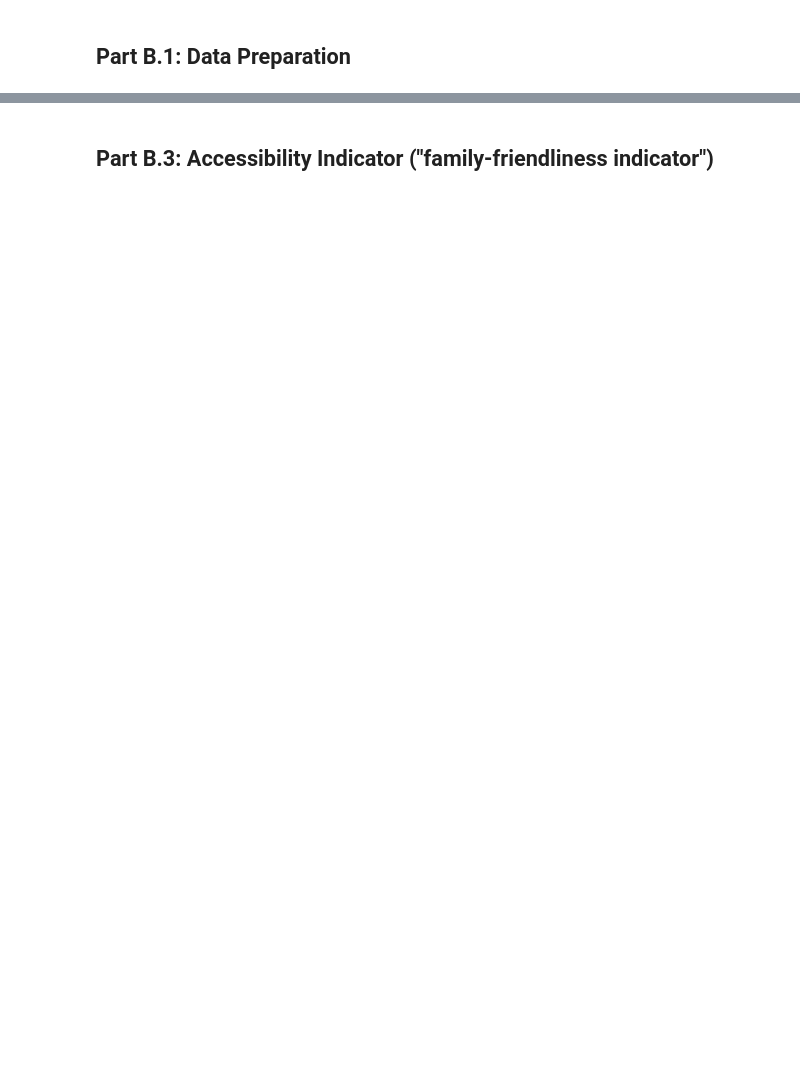
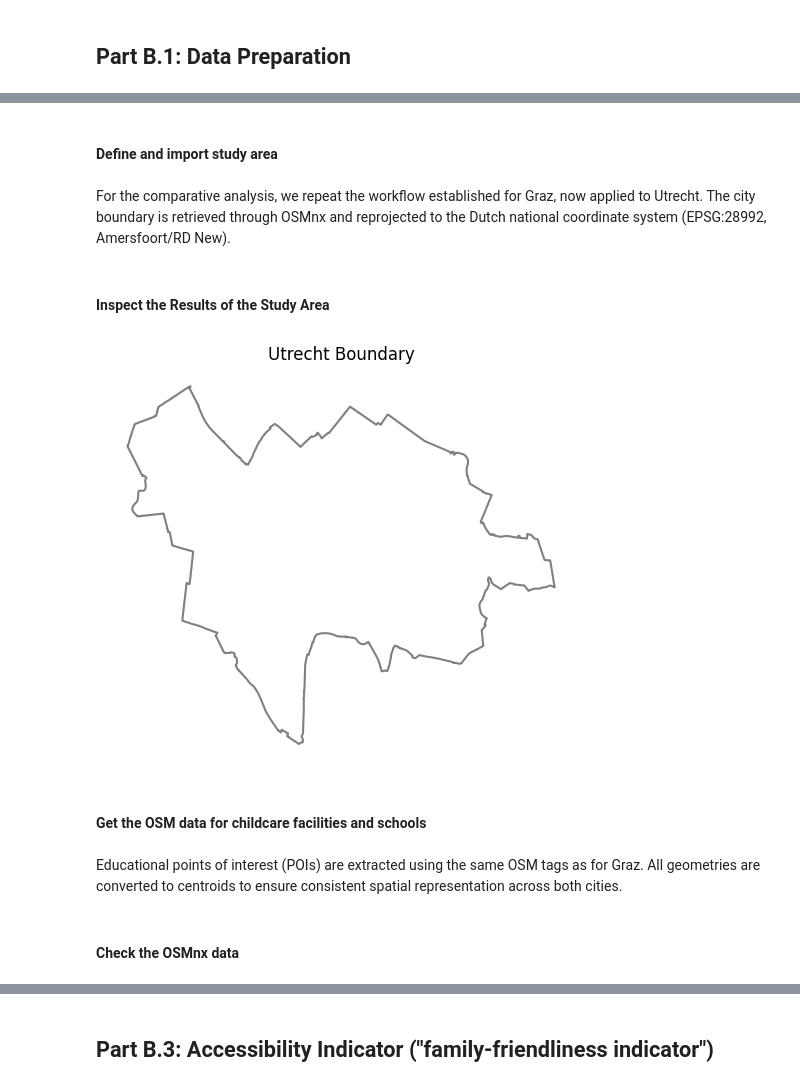
Before and after one commit to miriam-ee/GIS_FinalProject_Group2, a Jupyter notebook: group2_final.ipynb, the cells around one changed output, grey strips where cells are left out. Drawn from its saved outputs; the diff is of its cells as text; code cells hidden in the pictures; blank space fills up the shorter version.

```diff
--- a/group2_final.ipynb
+++ b/group2_final.ipynb
@@ -686,0 +758,30 @@ generally, always put "uppsala" behind every df/gdf to not overwrite existing gr
+# %% [markdown]
+#### Define and import study area
+# %% [markdown]
+For the comparative analysis, we repeat the workflow established for Graz, now applied to Utrecht. The city boundary is retrieved through OSMnx and reprojected to the Dutch national coordinate system (EPSG:28992, Amersfoort/RD New).
+# %%
+# define the study area place name for Utrecht
+place_name_utrecht = "Utrecht, The Netherlands"
+
+# get the boundary polygon of Utrecht
+gdf_utrecht = ox.geocode_to_gdf(place_name_utrecht)
+# %%
+# change the CRS to a Dutch metric CRS
+target_crs_utrecht = 28992
+gdf_utrecht = gdf_utrecht.to_crs(epsg=target_crs_utrecht)
+# %% [markdown]
+#### Inspect the Results of the Study Area
+# %%
+# Quick plot of Utrecht boundary
+fig, ax = plt.subplots(figsize=(5, 5))
+gdf_utrecht.boundary.plot(ax=ax, color='grey', linewidth=1.5)
+ax.set_axis_off()
+ax.set_title('Utrecht Boundary')
+plt.tight_layout()
+plt.show()
+# %% [output]
+[figure, added]
+# %% [markdown]
+#### Get the OSM data for childcare facilities and schools
+# %% [markdown]
+Educational points of interest (POIs) are extracted using the same OSM tags as for Graz. All geometries are converted to centroids to ensure consistent spatial representation across both cities.
@@ -686,0 +803,2 @@ generally, always put "uppsala" behind every df/gdf to not overwrite existing gr
+# %% [markdown]
+#### Check the OSMnx data
```
Also changed, not shown: parts of 98 cells of this notebook, 3 other files.
